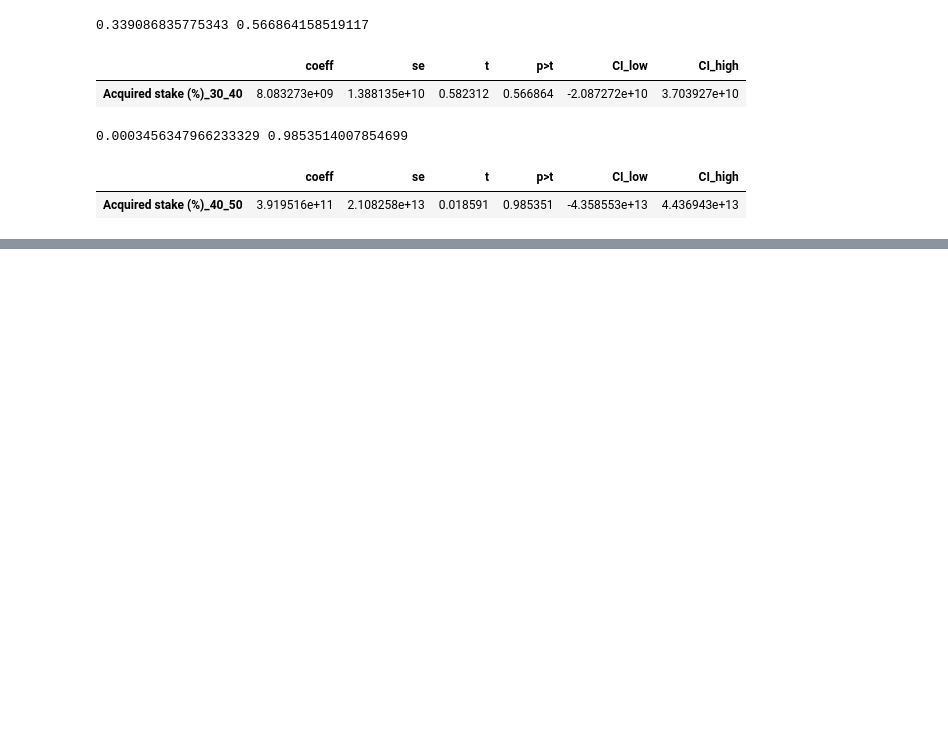
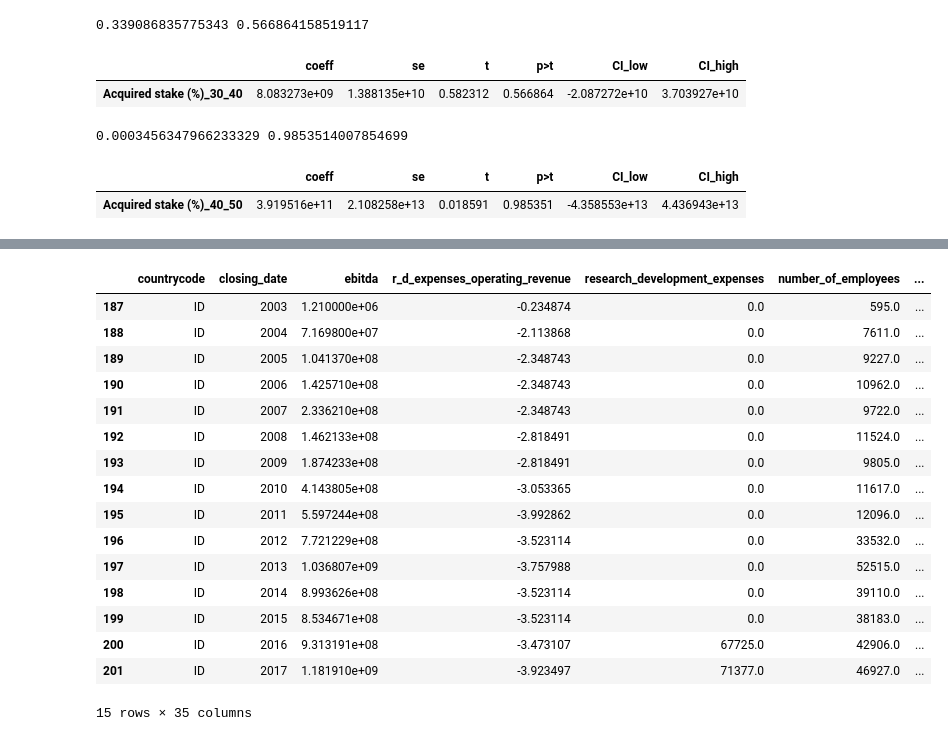
Before and after one commit to 21dubreuil/MS, a Jupyter notebook: kilian.ipynb, the cells around one changed output, grey strips where cells are left out. Saved outputs shown, nothing was run; the diff lists cells and outputs as text; code cells hidden in the pictures; blank space fills up the shorter version.

Commit message:
reform cumulative

```diff
--- a/kilian.ipynb
+++ b/kilian.ipynb
@@ -609,3 +646,12 @@ results.summary
 0.0003456347966233329 0.9853514007854699
 |  | coeff | se | t | p>t | CI_low | CI_high |
 | Acquired stake (%)_40_50 | 3.919516e+11 | 2.108258e+13 | 0.018591 | 0.985351 | -4.358553e+13 | 4.436943e+13 |
+# %%
+list_countries = list(df["countrycode"].unique())
+value = 0
+for country in list_countries:
+    value1 = df[df["countrycode"] == country]["is_reform"].sum()
+    if value1 > value :
+        value = value1
+
+value
@@ -611,0 +660,7 @@ results.summary
+# %%
+list_countries = list(df["countrycode"].unique())
+L=[]
+for country in list_countries:
+    value1 = df[df["countrycode"] == country]["is_reform"].sum()
+    L.append(value1)
+max(L)
@@ -611,0 +669,4 @@ results.summary
+# %%
+#création de colonnes
+df["reform1"] = 0
+df["reform2"] = 0
@@ -611,0 +693,23 @@ results.summary
+# %%
+time = 0
+for i in range(1,df.shape[0]-1):
+    country = df['countrycode'][i]
+    country_before = df['countrycode'][i-1]
+    if country == country_before :
+        if df['is_reform'][i] == 1:
+            time +=1
+        if time == 1 :
+            df['reform1'][i] = 1
+        if time == 2 :
+            df['reform2'][i] = 1
+            df['reform1'][i] = 1
+
+    else :
+        time = 0
+        if df['is_reform'][i] == 1:
+            time +=1
+        if time == 1 :
+            df['reform1'][i] = 1
+        if time == 2 :
+            df['reform2'][i] = 1
+            df['reform1'][i] = 1
@@ -611,0 +729,20 @@ results.summary
+# %%
+df[df["countrycode"] == "ID"]
+# %% [output]
+|  | countrycode | closing_date | ebitda | r_d_expenses_operating_revenue | research_development_expenses | number_of_employees | ... |
+| 187 | ID | 2003 | 1.210000e+06 | -0.234874 | 0.0 | 595.0 | ... |
+| 188 | ID | 2004 | 7.169800e+07 | -2.113868 | 0.0 | 7611.0 | ... |
+| 189 | ID | 2005 | 1.041370e+08 | -2.348743 | 0.0 | 9227.0 | ... |
+| 190 | ID | 2006 | 1.425710e+08 | -2.348743 | 0.0 | 10962.0 | ... |
+| 191 | ID | 2007 | 2.336210e+08 | -2.348743 | 0.0 | 9722.0 | ... |
+| 192 | ID | 2008 | 1.462133e+08 | -2.818491 | 0.0 | 11524.0 | ... |
+| 193 | ID | 2009 | 1.874233e+08 | -2.818491 | 0.0 | 9805.0 | ... |
+| 194 | ID | 2010 | 4.143805e+08 | -3.053365 | 0.0 | 11617.0 | ... |
+| 195 | ID | 2011 | 5.597244e+08 | -3.992862 | 0.0 | 12096.0 | ... |
+| 196 | ID | 2012 | 7.721229e+08 | -3.523114 | 0.0 | 33532.0 | ... |
+| 197 | ID | 2013 | 1.036807e+09 | -3.757988 | 0.0 | 52515.0 | ... |
+| 198 | ID | 2014 | 8.993626e+08 | -3.523114 | 0.0 | 39110.0 | ... |
+| 199 | ID | 2015 | 8.534671e+08 | -3.523114 | 0.0 | 38183.0 | ... |
+| 200 | ID | 2016 | 9.313191e+08 | -3.473107 | 67725.0 | 42906.0 | ... |
+| 201 | ID | 2017 | 1.181910e+09 | -3.923497 | 71377.0 | 46927.0 | ... |
+15 rows × 35 columns
```
Also changed, not shown: parts of 8 cells of this notebook, 1 other file.
